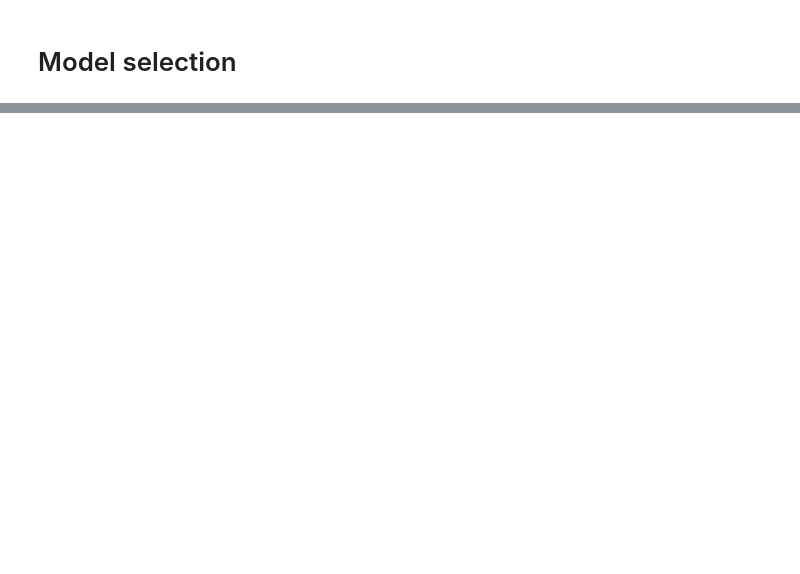
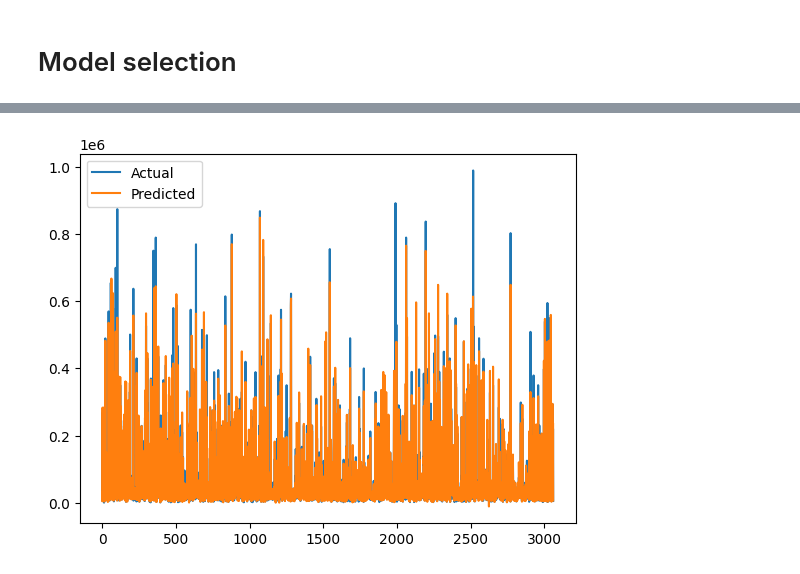
Before and after one commit to HES-SO-Master-WebMining-Group-D/CarPricePredictor, a Jupyter notebook: model_selection.ipynb, the cells around one changed output, grey strips where cells are left out. Cells and saved outputs as stored; diff of their text form; code cells hidden in the pictures; blank space fills up the shorter version.

```diff
--- a/model_selection.ipynb
+++ b/model_selection.ipynb
@@ -557,0 +688,8 @@ Actual: 38480.0
+# %%
+# Plot a comparison of the actual and predicted prices
+plt.plot(y_test, label='Actual')
+plt.plot(test_preds, label='Predicted')
+plt.legend()
+plt.show()
+# %% [output]
+[figure, added]
```
Also changed, not shown: parts of 29 cells of this notebook.
